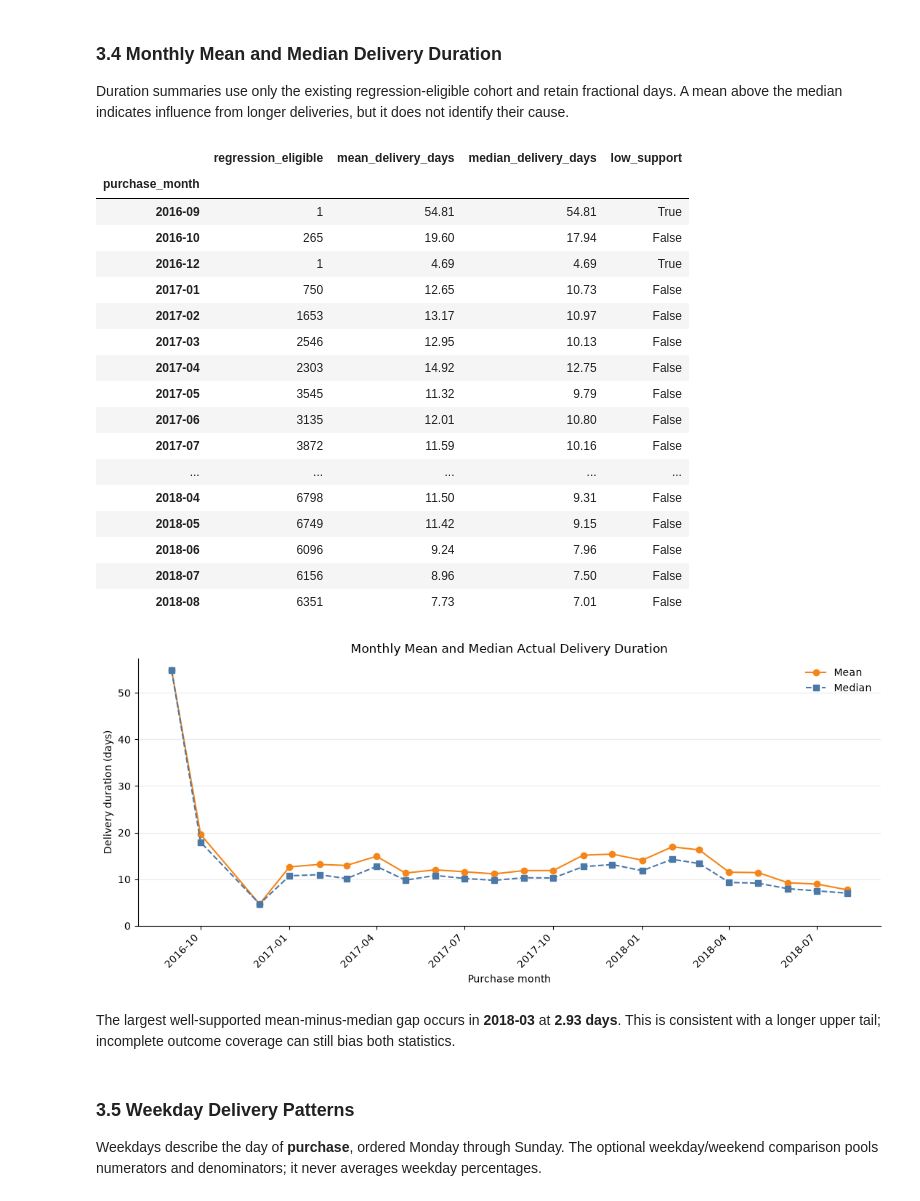
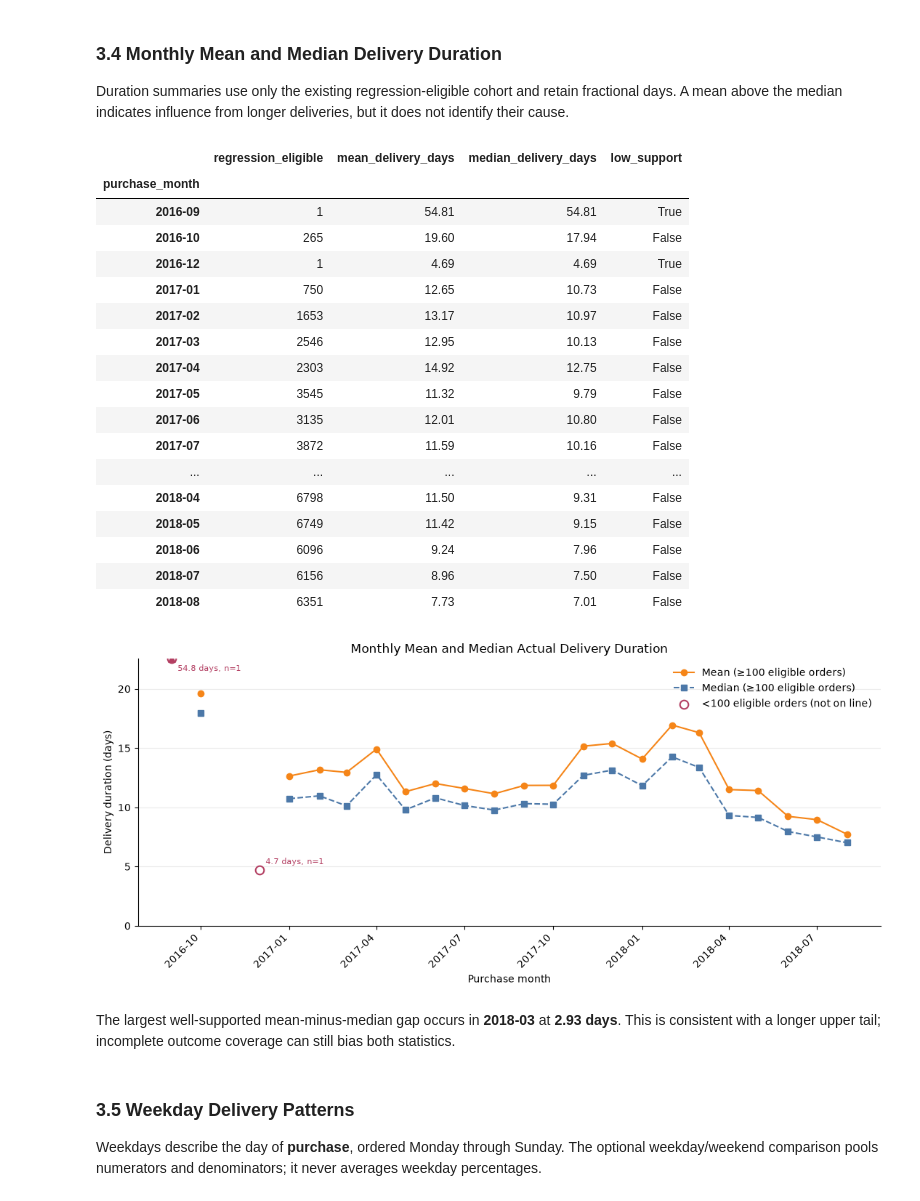
Before and after one commit to mmubashir95/ecommerce-delivery-intelligence, a Jupyter notebook: notebooks/03_exploratory_analysis.ipynb, the cells around one changed output. Saved outputs shown, nothing was run; the diff lists cells and outputs as text; code cells hidden in the pictures.

```diff
--- a/notebooks/03_exploratory_analysis.ipynb
+++ b/notebooks/03_exploratory_analysis.ipynb
@@ -1410,46 +1444,53 @@ display(monthly_duration.style.format({"mean_delivery_days": "{:.2f}", "median_d
 
 fig, ax = plt.subplots(figsize=(11, 5))
 month_x = monthly_duration.index.to_timestamp()
-ax.plot(month_x, monthly_duration["mean_delivery_days"], color="#F58518", marker="o", label="Mean")
-ax.plot(month_x, monthly_duration["median_delivery_days"], color="#4C78A8", marker="s", linestyle="--", label="Median")
+duration_low_support = monthly_duration["low_support"]
+duration_upper = supported_axis_limit(monthly_duration["mean_delivery_days"], duration_low_support)
+ax.plot(month_x, monthly_duration["mean_delivery_days"].where(~duration_low_support),
+        color="#F58518", marker="o", label="Mean (≥100 eligible orders)")
+ax.plot(month_x, monthly_duration["median_delivery_days"].where(~duration_low_support),
+        color="#4C78A8", marker="s", linestyle="--", label="Median (≥100 eligible orders)")
+# Sparse months show the mean only; with n=1 the mean and median are identical.
+mark_low_support_points(ax, month_x, monthly_duration["mean_delivery_days"], duration_low_support,
+                        monthly_duration["regression_eligible"], duration_upper, " days")
 ax.set_title("Monthly Mean and Median Actual Delivery Duration")
 ax.set_xlabel("Purchase month")
 ax.set_ylabel("Delivery duration (days)")
-ax.set_ylim(bottom=0)
+ax.set_ylim(0, duration_upper)
 ax.legend(frameon=False)
 ax.grid(axis="y", alpha=0.25)
 ax.spines[["top", "right"]].set_visible(False)
 fig.autofmt_xdate(rotation=45)
 plt.tight_layout()
 plt.show()
 
 monthly_duration["mean_median_gap_days"] = monthly_duration["mean_delivery_days"] - monthly_duration["median_delivery_days"]
 largest_gap_month = monthly_duration.loc[~monthly_duration["low_support"], "mean_median_gap_days"].idxmax()
 display(Markdown(
     f"The largest well-supported mean-minus-median gap occurs in **{largest_gap_month}** at "
     f"**{monthly_duration.loc[largest_gap_month, 'mean_median_gap_days']:.2f} days**. "
     "This is consistent with a longer upper tail; incomplete outcome coverage can still bias both statistics."
 ))
 # %% [output]
 |  | regression_eligible | mean_delivery_days | median_delivery_days | low_support |
 | purchase_month |  |  |  |  |
 | 2016-09 | 1 | 54.81 | 54.81 | True |
 | 2016-10 | 265 | 19.60 | 17.94 | False |
 | 2016-12 | 1 | 4.69 | 4.69 | True |
 | 2017-01 | 750 | 12.65 | 10.73 | False |
 | 2017-02 | 1653 | 13.17 | 10.97 | False |
 | 2017-03 | 2546 | 12.95 | 10.13 | False |
 | 2017-04 | 2303 | 14.92 | 12.75 | False |
 | 2017-05 | 3545 | 11.32 | 9.79 | False |
 | 2017-06 | 3135 | 12.01 | 10.80 | False |
 | 2017-07 | 3872 | 11.59 | 10.16 | False |
 | ... | ... | ... | ... | ... |
 | 2018-04 | 6798 | 11.50 | 9.31 | False |
 | 2018-05 | 6749 | 11.42 | 9.15 | False |
 | 2018-06 | 6096 | 9.24 | 7.96 | False |
 | 2018-07 | 6156 | 8.96 | 7.50 | False |
 | 2018-08 | 6351 | 7.73 | 7.01 | False |
-[figure, old version]
+[figure, new version]
 The largest well-supported mean-minus-median gap occurs in **2018-03** at **2.93 days**. This is consistent with a longer upper tail; incomplete outcome coverage can still bias both statistics.
 # %% [markdown]
 ### 3.5 Weekday Delivery Patterns
```
Also changed, not shown: parts of 2 cells of this notebook.
